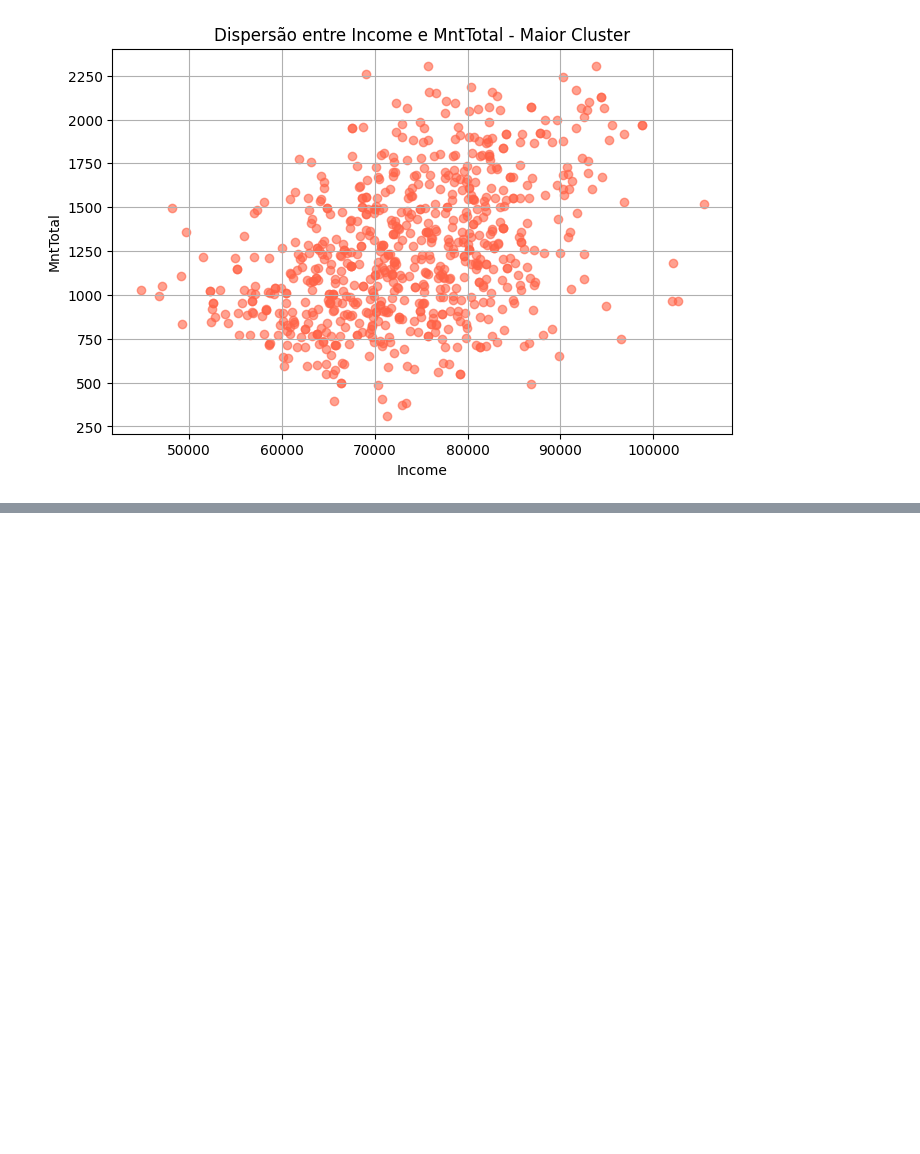
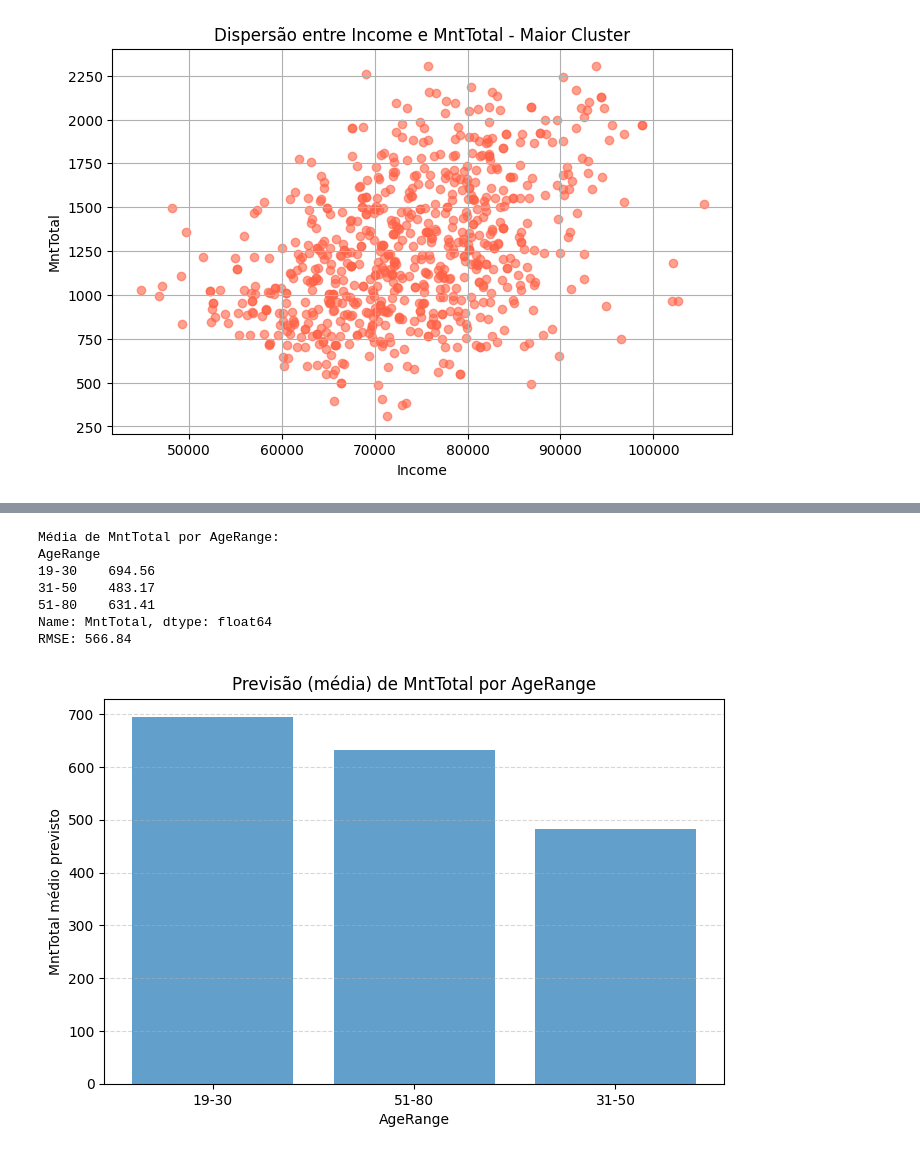
Before and after one commit to evertonenrico/Ifood_Insights, a Jupyter notebook: Ifood_Dataset/Import_DataSet_Ifood.ipynb, the cells around one changed output, grey strips where cells are left out. Cells and saved outputs as stored; diff of their text form; code cells hidden in the pictures; blank space fills up the shorter version.

```diff
--- a/Ifood_Dataset/Import_DataSet_Ifood.ipynb
+++ b/Ifood_Dataset/Import_DataSet_Ifood.ipynb
@@ -780,0 +822,31 @@ plt.show()
+# %%
+# Previsão simples: usar a média de MntTotal por AgeRange como preditor
+mnt_mean_by_age = df.groupby('AgeRange')['MntTotal'].mean()
+df['MntTotal_pred_by_AgeRange'] = df['AgeRange'].map(mnt_mean_by_age)
+
+# Avaliação do modelo simples
+rmse = np.sqrt(((df['MntTotal'] - df['MntTotal_pred_by_AgeRange']) ** 2).mean())
+
+print("Média de MntTotal por AgeRange:")
+print(mnt_mean_by_age.round(2))
+print(f"RMSE: {rmse:.2f}")
+
+# Visualização da previsão (média) por AgeRange
+plt.figure(figsize=(8,5))
+# ordenar os valores antes de plotar (não chamar .sort_values() no BarContainer)
+mnt_sorted = mnt_mean_by_age.sort_values(ascending=False)
+plt.bar(mnt_sorted.index.astype(str), mnt_sorted.values, color='C0', alpha=0.7)
+plt.title('Previsão (média) de MntTotal por AgeRange')
+plt.xlabel('AgeRange')
+plt.ylabel('MntTotal médio previsto')
+plt.grid(axis='y', linestyle='--', alpha=0.5)
+plt.show()
+# %% [output]
+Média de MntTotal por AgeRange:
+AgeRange
+19-30    694.56
+31-50    483.17
+51-80    631.41
+Name: MntTotal, dtype: float64
+RMSE: 566.84
+[figure, added]
```
Also changed, not shown: parts of 16 cells of this notebook.
